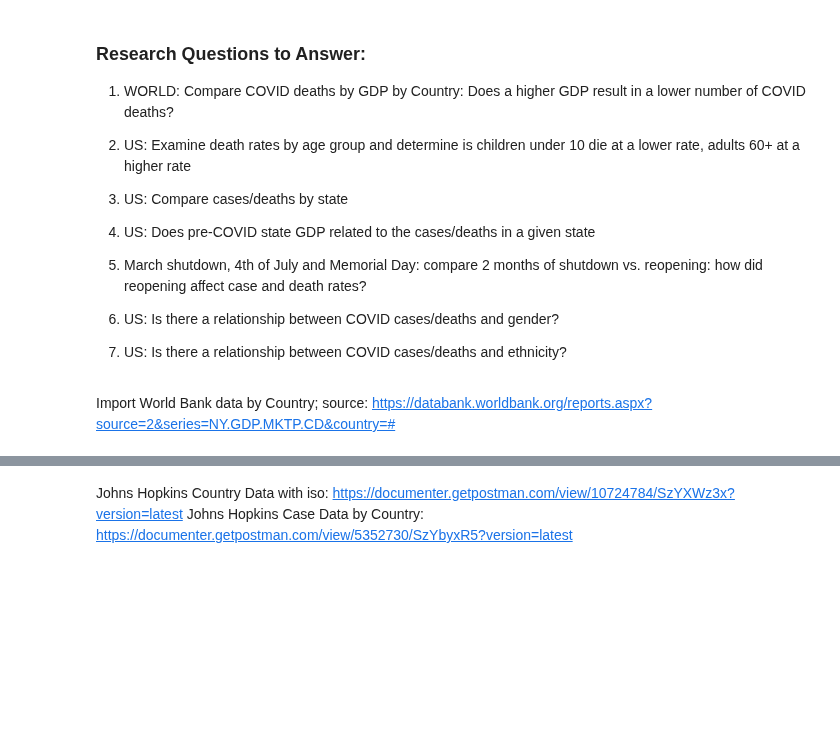
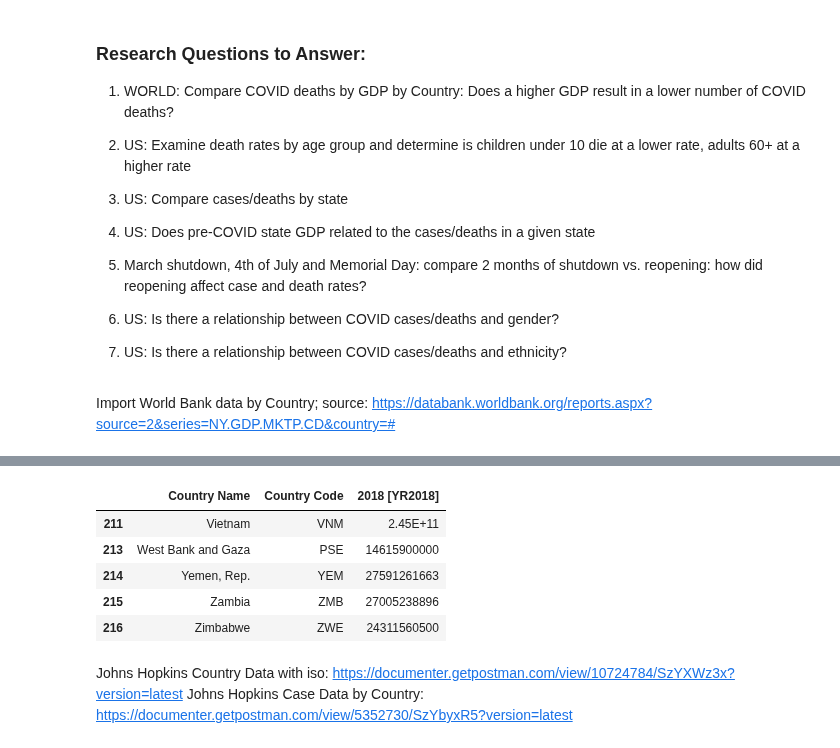
Before and after one commit to gelopez21/ProjectOne, a Jupyter notebook: Project One - Data Cleansing.ipynb, the cells around one changed output, grey strips where cells are left out. Saved outputs shown, nothing was run; the diff lists cells and outputs as text; code cells hidden in the pictures; blank space fills up the shorter version.

```diff
--- a/Project One - Data Cleansing.ipynb
+++ b/Project One - Data Cleansing.ipynb
@@ -49,3 +60,14 @@ world_bank_df.head()
+# %%
+# dropping rows by index number range. These rows represent aggregations of the country data and are not useful in the analysis
+world_bank_df.drop(world_bank_df.loc[217:263].index, inplace=True)
+world_bank_df.tail(5)
+# %% [output]
+|  | Country Name | Country Code | 2018 [YR2018] |
+| 211 | Vietnam | VNM | 2.45E+11 |
+| 213 | West Bank and Gaza | PSE | 14615900000 |
+| 214 | Yemen, Rep. | YEM | 27591261663 |
+| 215 | Zambia | ZMB | 27005238896 |
+| 216 | Zimbabwe | ZWE | 24311560500 |
 # %% [markdown]
 Johns Hopkins Country Data with iso: https://documenter.getpostman.com/view/10724784/SzYXWz3x?version=latest
 Johns Hopkins Case Data by Country: https://documenter.getpostman.com/view/5352730/SzYbyxR5?version=latest
```
Also changed, not shown: parts of 9 cells of this notebook.
